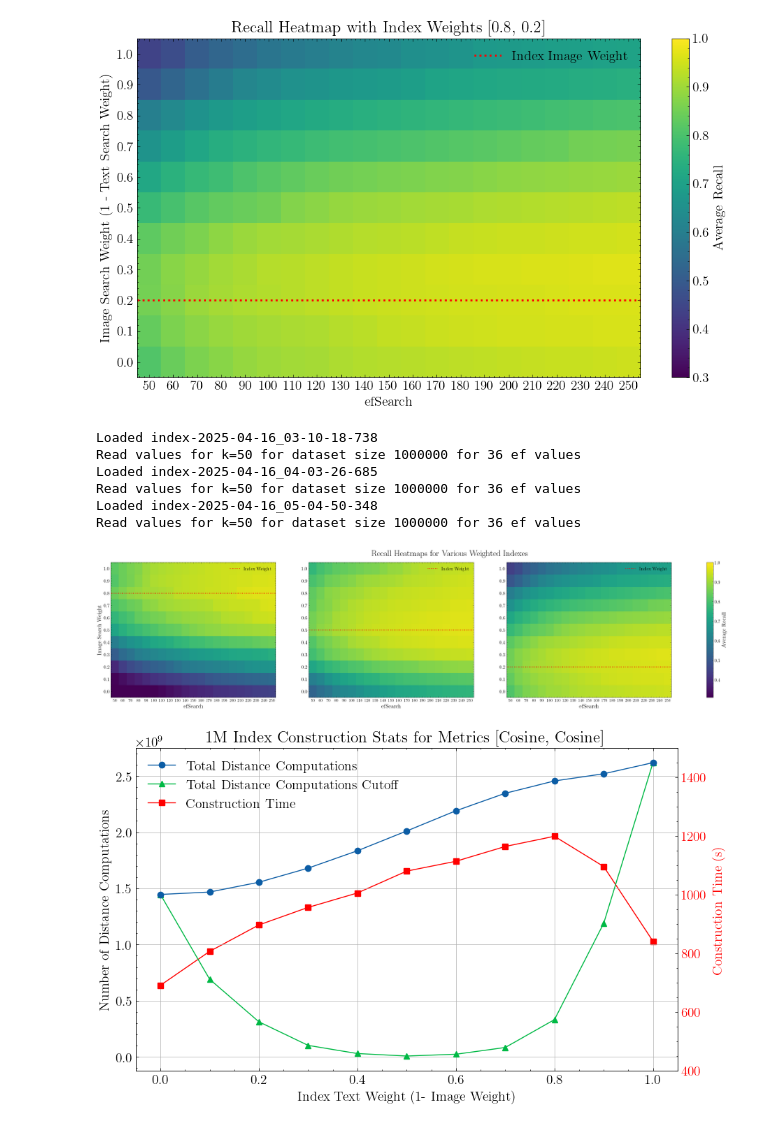
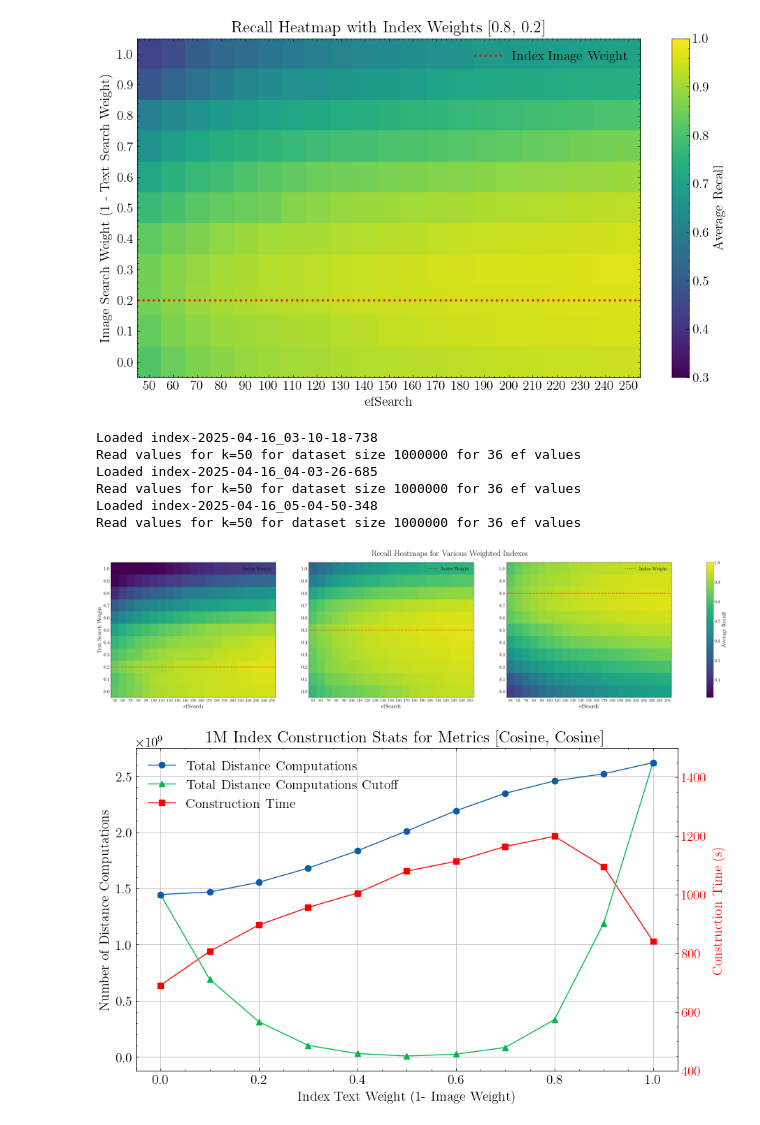
Before and after one commit to yavuzff/scalable-multimodal-similarity-search, a Jupyter notebook: notebooks/plot_graphs_weights_exp.ipynb, the cells around one changed output. Saved outputs shown, nothing was run; the diff lists cells and outputs as text; code cells hidden in the pictures.

Commit message:
minor updates to plots #25

```diff
--- a/notebooks/plot_graphs_weights_exp.ipynb
+++ b/notebooks/plot_graphs_weights_exp.ipynb
@@ -23,6 +24,7 @@ RERANK_CONSTRUCTION_DIR = BASE_DIR + "rerank_construction/"
 RERANK_SEARCH_DIR = BASE_DIR + "rerank_search/"
 
 SEARCH_WEIGHTS_DIR = BASE_DIR + "search_weights_exps/"
+STATS_SEARCH_EXPS_FOLDER = STATS_BASE_FOLDER + "search_weights_exps/"
 
 FIGURE_DPI = 200
 # %%
@@ -115,7 +115,7 @@ for text_weight in [0.0, 0.1, 0.2, 0.3, 0.4, 0.5, 0.6, 0.7, 0.8, 0.9, 1.0]:
     search_weights_construction_params = MultiVecHNSWConstructionParams(target_degree=16, max_degree=16, ef_construction=100, seed=60)
 
     prev_experiment_folder = 1
-    search_weights_data, k = get_search_weights_data(search_weights_exp_params, search_weights_construction_params, base_folder=stats_search_exps_folder, prev_experiment_folder=prev_experiment_folder)
+    search_weights_data, k = get_search_weights_data(search_weights_exp_params, search_weights_construction_params, base_folder=STATS_SEARCH_EXPS_FOLDER, prev_experiment_folder=prev_experiment_folder)
     search_weights_exp_params.k = k
 
     plot_heatmap_for_search_weights_data(search_weights_exp_params, search_weights_construction_params, search_weights_data, max_ef=250)
@@ -151,7 +151,7 @@ for text_weight in [0.2, 0.5, 0.8]:
     search_weights_construction_params = MultiVecHNSWConstructionParams(target_degree=16, max_degree=16, ef_construction=100, seed=60)
 
     prev_experiment_folder = 1
-    search_weights_data, k = get_search_weights_data(search_weights_exp_params, search_weights_construction_params, base_folder=stats_search_exps_folder, prev_experiment_folder=prev_experiment_folder)
+    search_weights_data, k = get_search_weights_data(search_weights_exp_params, search_weights_construction_params, base_folder=STATS_SEARCH_EXPS_FOLDER, prev_experiment_folder=prev_experiment_folder)
     search_weights_exp_params.k = k
 
     plot_heatmap_for_search_weights_data(search_weights_exp_params, search_weights_construction_params, search_weights_data, max_ef=250)
@@ -172,7 +172,7 @@ Read values for k=50 for dataset size 1000000 for 36 ef values
 import matplotlib.pyplot as plt
 import numpy as np
 
-def create_combined_heatmap(params, text_weights, construction_params, max_ef=250):
+def create_combined_heatmap(params, text_weights, construction_params, max_ef=250, plot_by_image=True):
     # 3 subplots in 1 figure
     fig, axes = plt.subplots(1, 3, figsize=(36, 7))
     fig.suptitle("Recall Heatmaps for Various Weighted Indexes", fontsize=24, y=0.95)
@@ -184,12 +184,17 @@ def create_combined_heatmap(params, text_weights, construction_params, max_ef=25
         params.weights = [text_weight, round(1-text_weight, 5)]
 
         search_weights_data, k = get_search_weights_data(params, construction_params,
-                                                       base_folder=stats_search_exps_folder,
+                                                       base_folder=STATS_SEARCH_EXPS_FOLDER,
                                                        prev_experiment_folder=1)
-        transformed_data = {}
-        for weight, ef_dict in search_weights_data.items():
-            new_weight = round(1.0 - weight, 5)
-            transformed_data[new_weight] = ef_dict
+
+        if plot_by_image:
+            transformed_data = {}
+            for weight, ef_dict in search_weights_data.items():
+                new_weight = round(1.0 - weight, 5)
+                transformed_data[new_weight] = ef_dict
+        else:
+            transformed_data = search_weights_data
+
         weights = sorted(transformed_data.keys())
         efs = sorted({ef for ef_dict in transformed_data.values() for ef in ef_dict if ef <= max_ef})
 
@@ -209,8 +214,12 @@ def create_combined_heatmap(params, text_weights, construction_params, max_ef=25
         im = ax.imshow(heatmap_data, aspect='auto', origin='lower',
                       cmap='viridis', vmin=vmin, vmax=vmax)
         # plot the index weight line
-        target_weight = round(1.0 - text_weight, 5)
-        weights = sorted({round(1.0 - w, 5) for w in search_weights_data.keys()})
+        if plot_by_image:
+            target_weight = round(1.0 - text_weight, 5)
+            weights = sorted({round(1.0 - w, 5) for w in search_weights_data.keys()})
+        else:
+            target_weight = text_weight
+            weights = sorted({w for w in search_weights_data.keys()})
 
         y_pos = weights.index(target_weight)
         ax.axhline(y=y_pos, color='red', linestyle=':', linewidth=2, label=f'Index Weight')
@@ -223,7 +232,10 @@ def create_combined_heatmap(params, text_weights, construction_params, max_ef=25
 
         ax.set_xlabel("efSearch", fontsize=16)
         if idx == 0:
-            ax.set_ylabel("Image Search Weight", fontsize=16)
+            if plot_by_image:
+                ax.set_ylabel("Image Search Weight", fontsize=16)
+            else:
+                ax.set_ylabel("Text Search Weight", fontsize=16)
 
     # single colorbar for all 3 subplots
     cbar = fig.colorbar(im, ax=axes.ravel().tolist())
@@ -235,18 +247,18 @@ def create_combined_heatmap(params, text_weights, construction_params, max_ef=25
 # %%
 params = Params(modalities=2, dimensions=[384, 768],
                           metrics=["cosine", "cosine"],
-                          weights=[text_weight, round(1-text_weight, 5)],
+                          weights=[-1,-1],
                           index_size=1_000_000)
 construction_params = MultiVecHNSWConstructionParams(target_degree=16, max_degree=16, ef_construction=100, seed=60)
-create_combined_heatmap(params, [0.2, 0.5, 0.8], construction_params, max_ef=250)
+create_combined_heatmap(params, [0.2, 0.5, 0.8], construction_params, max_ef=250, plot_by_image=False)
 # %% [output]
 Loaded index-2025-04-16_03-10-18-738
 Read values for k=50 for dataset size 1000000 for 36 ef values
 Loaded index-2025-04-16_04-03-26-685
 Read values for k=50 for dataset size 1000000 for 36 ef values
 Loaded index-2025-04-16_05-04-50-348
 Read values for k=50 for dataset size 1000000 for 36 ef values
-[figure, old version]
+[figure, new version]
 # %%
 def plot_construction_distance_calls(params, times, total_distance_calls, num_lazy_distance_cutoffs, plot_dir=PLOT_DIR, plot_time=True, index_seed=None, normalised=""):
     # plot the distance calls for each text weight
```
Also changed, not shown: parts of 13 cells of this notebook, 2 other files.
